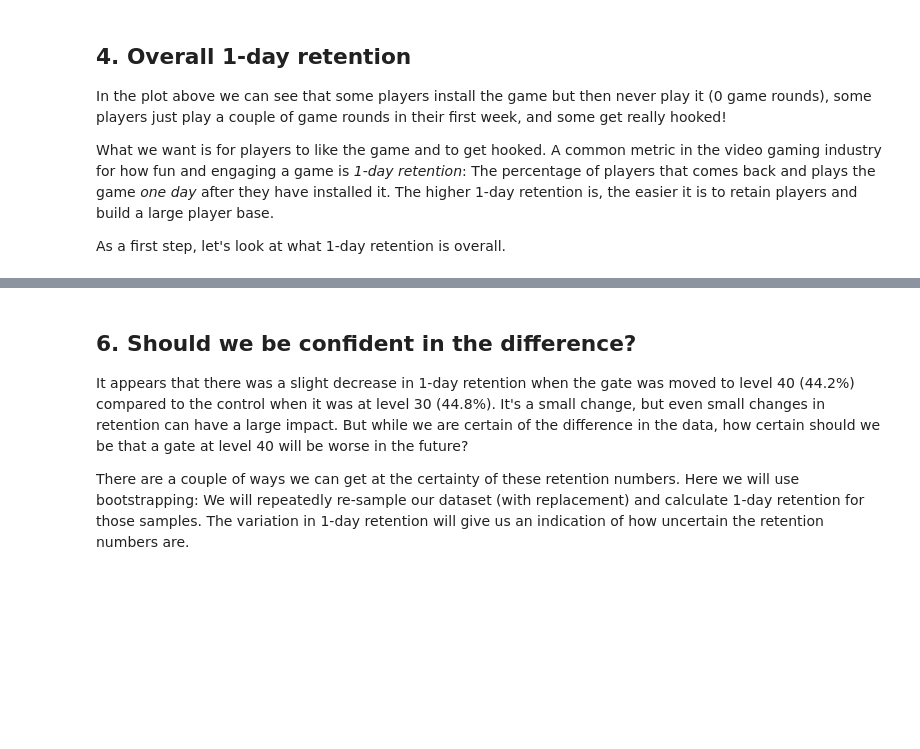
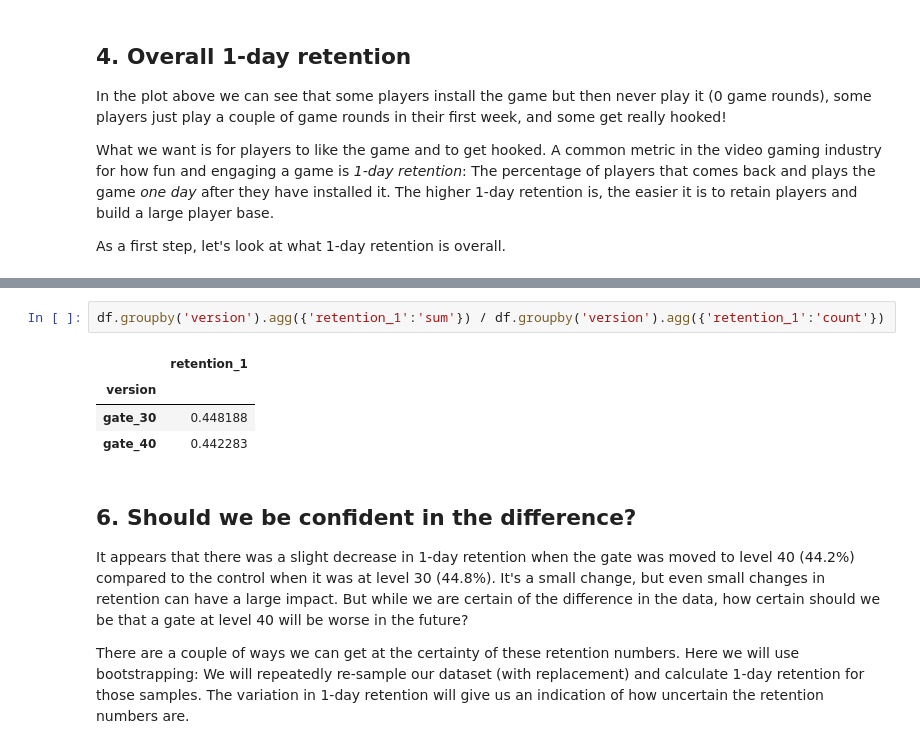
Before and after one commit to Binardino/A-B_testing_e-commerce_pages, a Jupyter notebook: CookieCat_Mobile_game/Mobile Games AB Testing with Cookie Cats.ipynb, the cells around one changed output, grey strips where cells are left out. Drawn from its saved outputs; the diff is of its cells as text; blank space fills up the shorter version.

```diff
--- a/CookieCat_Mobile_game/Mobile Games AB Testing with Cookie Cats.ipynb
+++ b/CookieCat_Mobile_game/Mobile Games AB Testing with Cookie Cats.ipynb
@@ -74,3 +99,10 @@ Text(0.5, 1.0, 'Distribution of played rounds')
+# %%
+df.groupby('version').agg({'retention_1':'sum'}) / df.groupby('version').agg({'retention_1':'count'})
+# %% [output]
+|  | retention_1 |
+| version |  |
+| gate_30 | 0.448188 |
+| gate_40 | 0.442283 |
 # %% [markdown]
 ## 6. Should we be confident in the difference?
 <p>It appears that there was a slight decrease in 1-day retention when the gate was moved to level 40 (44.2%) compared to the control when it was at level 30 (44.8%). It's a small change, but even small changes in retention can have a large impact. But while we are certain of the difference in the data, how certain should we be that a gate at level 40 will be worse in the future?</p>
```
Also changed, not shown: parts of 5 cells of this notebook.
